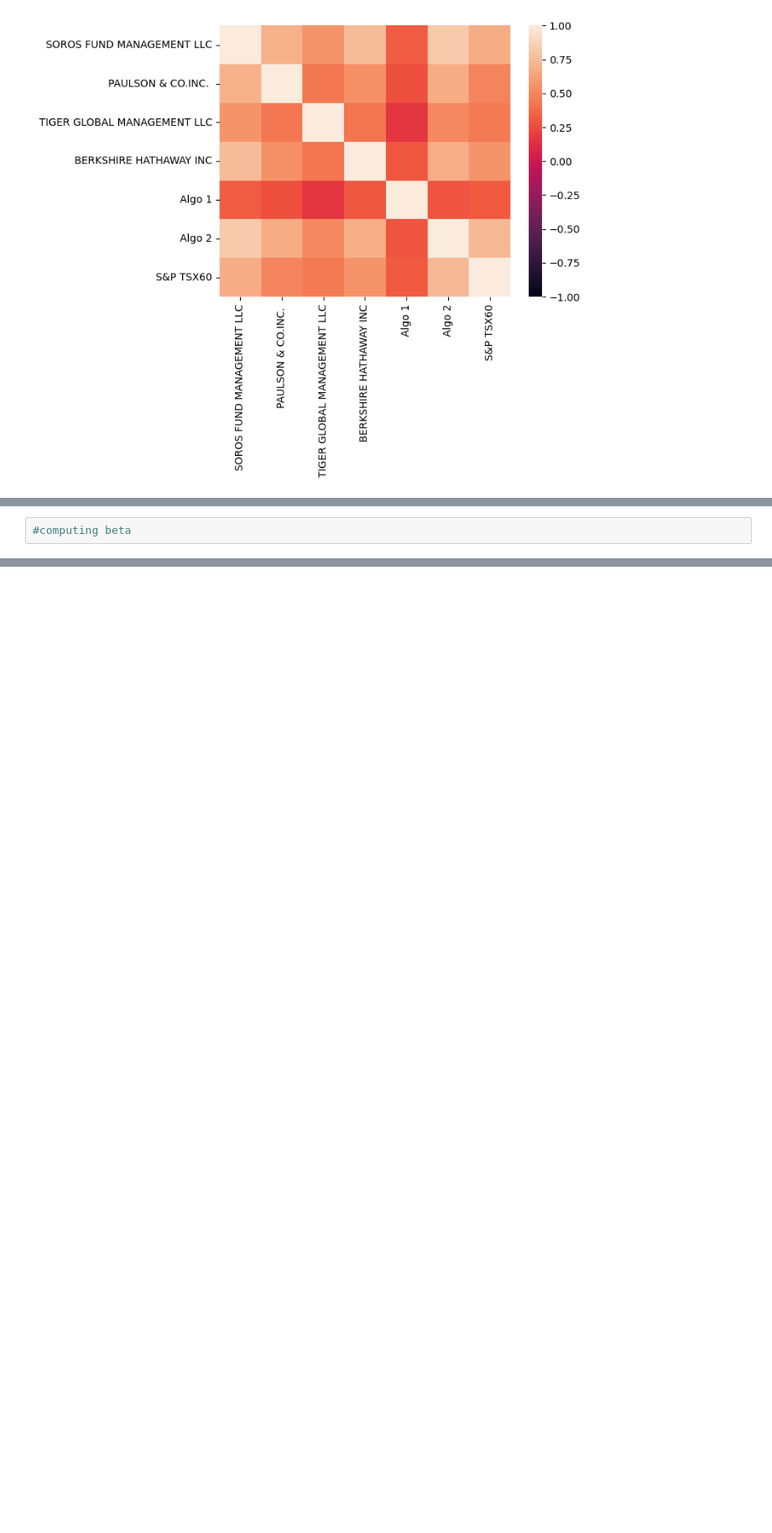
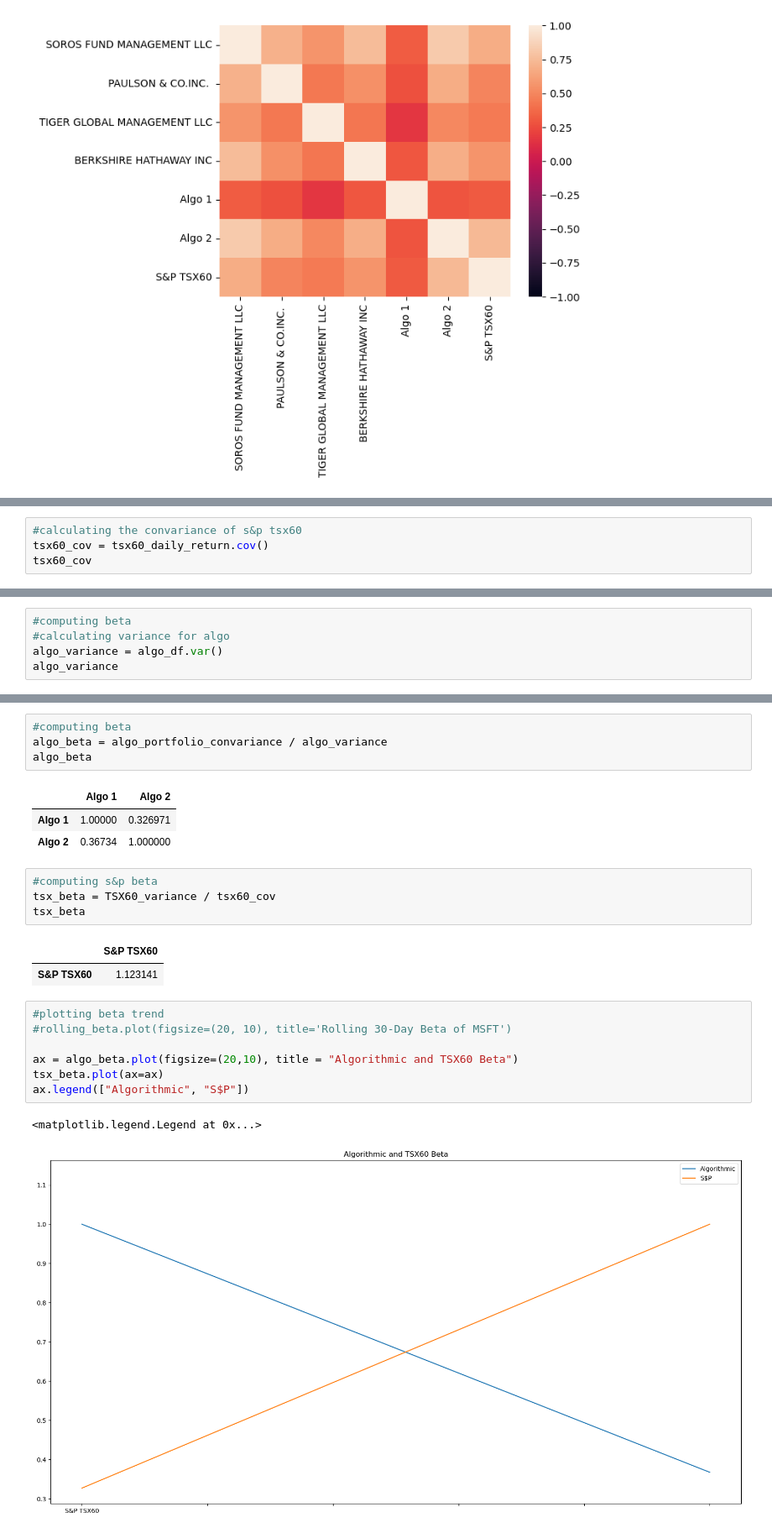
Before and after one commit to ycolagelo/Portfolio-Analysis, a Jupyter notebook: Data_analysis.ipynb, the cells around one changed output, grey strips where cells are left out. Shown at 84% size. Drawn from its saved outputs; the diff is of its cells as text; blank space fills up the shorter version.

Commit message:
Added custom portfolio

```diff
--- a/Data_analysis.ipynb
+++ b/Data_analysis.ipynb
@@ -383,2 +408,6 @@ TSX60_convariance
 # %% [output]
 4.947951591513103e-05
+# %%
+#calculating the convariance of s&p tsx60
+tsx60_cov = tsx60_daily_return.cov()
+tsx60_cov
@@ -385,2 +417,5 @@ TSX60_convariance
 # %%
 #computing beta
+#calculating variance for algo
+algo_variance = algo_df.var()
+algo_variance
@@ -386,0 +426,25 @@ TSX60_convariance
+# %%
+#computing beta
+algo_beta = algo_portfolio_convariance / algo_variance
+algo_beta
+# %% [output]
+|  | Algo 1 | Algo 2 |
+| Algo 1 | 1.00000 | 0.326971 |
+| Algo 2 | 0.36734 | 1.000000 |
+# %%
+#computing s&p beta
+tsx_beta = TSX60_variance / tsx60_cov
+tsx_beta
+# %% [output]
+|  | S&P TSX60 |
+| S&P TSX60 | 1.123141 |
+# %%
+#plotting beta trend
+#rolling_beta.plot(figsize=(20, 10), title='Rolling 30-Day Beta of MSFT')
+
+ax = algo_beta.plot(figsize=(20,10), title = "Algorithmic and TSX60 Beta")
+tsx_beta.plot(ax=ax)
+ax.legend(["Algorithmic", "S$P"])
+# %% [output]
+<matplotlib.legend.Legend at 0x...>
+[figure, added]
```
Also changed, not shown: parts of 32 cells of this notebook.
